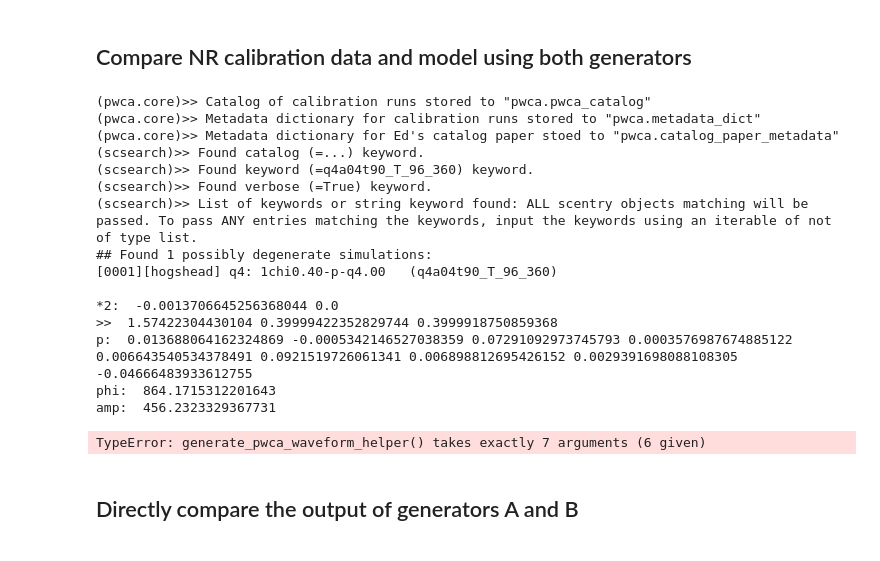
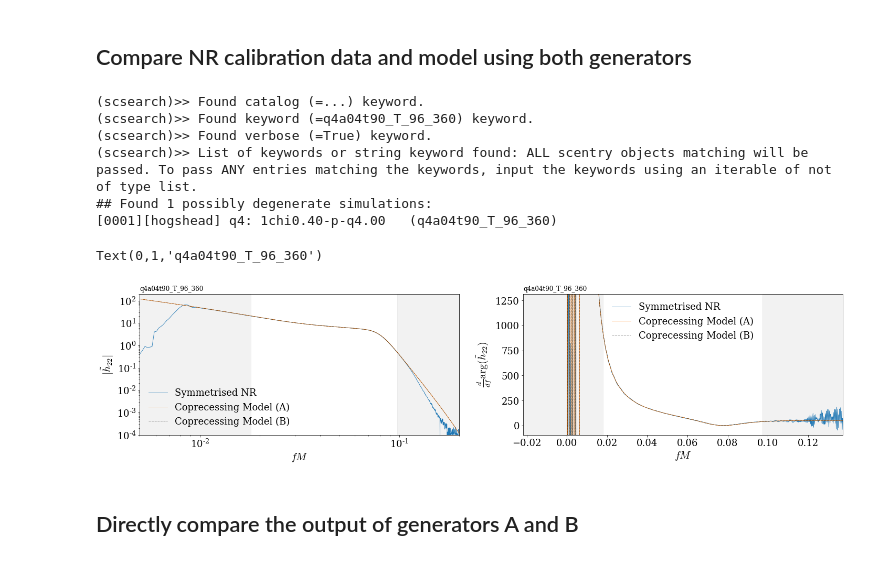
Before and after one commit to Cyberface/puck, a Jupyter notebook: ll/examples/2_compare_waveform_generators.ipynb, the cells around one changed output. Saved outputs shown, nothing was run; the diff lists cells and outputs as text; code cells hidden in the pictures.

```diff
--- a/ll/examples/2_compare_waveform_generators.ipynb
+++ b/ll/examples/2_compare_waveform_generators.ipynb
@@ -98,6 +98,14 @@ scsearch( catalog=pwca_catalog, verbose=True );
 
 # Select single simulation based on name
 a = scsearch( catalog=pwca_catalog, keyword='q4a04t90_T_96_360', verbose=True )[0];
+
+#
+a.eta = (a.m1*a.m2)/((a.m1+a.m2)**2)
+if linalg.norm(a.X1)<1e-3:
+        m1,m2 = a.m2,a.m1
+        X1,X2 = a.X2,a.X1
+        a.m1,a.m2 = m1,m2
+        a.X1,a.X2 = X1,X2
 
 # Define data location
 datadir = parent(pwca.__path__[0])+'data/version2/'
@@ -131,7 +139,7 @@ h22 = generate_pwca_waveform( f_, a.m1, a.m2, a.X1, a.X2, a.L )
 chi_p    = calc_chi_p(a.m1,a.X1,a.m2,a.X2,a.L)
 a1,theta = calc_effective_a1_theta( a.m1, a.m2, a.X1, a.X2, a.L )
 # Generate a coprecessing waveform as 1D array (NEW INPUT STRUCTURE)
-h22b = generate_pwca_waveform_helper( f_, theta, a.eta, a1, chi1, chi2, chi_p )
+h22b = generate_pwca_waveform_helper( f_, theta, a.eta, a1, chi_p )
 # ------------------------------------------------ #
 
 #
@@ -169,43 +177,35 @@ xlim(0.005,0.2)
 axvspan( min(xlim()), fmin, alpha=0.05, color='k')
 axvspan( fmax, max(xlim()), alpha=0.05, color='k')
 legend()
 
 ylabel(r'$|\tilde{h}_{22}|$')
 xlabel('$fM$')
 title(a.simname,loc='left',size=12)
 
 # Compare model phase derivative to NR
 # --
 subplot(1,2,2)
 plot( f_, adjusted_nr_dphi, label='Symmetrised NR' )
 plot( f_, adjusted_model_dphi, label='Coprecessing Model (A)' )
 plot( f_, adjusted_model_dphi_b, label='Coprecessing Model (B)', ls='--', color='k', alpha=0.5 )
 ylim(lim(adjusted_model_dphi[calibration_mask],dilate=0.1)+array([0,300]))
 xlim(lim([fmin,fmax],dilate=0.5))
 axvspan( min(xlim()), fmin, alpha=0.05, color='k')
 axvspan( fmax, max(xlim()), alpha=0.05, color='k')
 legend()
 
 ylabel(r'$\frac{d}{df}\arg(\tilde{h}_{22})$')
 xlabel('$fM$')
 title(a.simname,loc='left',size=12)
 # %% [output]
-(pwca.core)>> Catalog of calibration runs stored to "pwca.pwca_catalog"
-(pwca.core)>> Metadata dictionary for calibration runs stored to "pwca.metadata_dict"
-(pwca.core)>> Metadata dictionary for Ed's catalog paper stoed to "pwca.catalog_paper_metadata"
 (scsearch)>> Found catalog (=...) keyword.
 (scsearch)>> Found keyword (=q4a04t90_T_96_360) keyword.
 (scsearch)>> Found verbose (=True) keyword.
 (scsearch)>> List of keywords or string keyword found: ALL scentry objects matching will be passed. To pass ANY entries matching the keywords, input the keywords using an iterable of not of type list.
 ## Found 1 possibly degenerate simulations:
 [0001][hogshead] q4: 1chi0.40-p-q4.00   (q4a04t90_T_96_360)
-
-*2:  -0.0013706645256368044 0.0
->>  1.57422304430104 0.39999422352829744 0.3999918750859368
-p:  0.013688064162324869 -0.0005342146527038359 0.07291092973745793 0.0003576987674885122 0.006643540534378491 0.0921519726061341 0.006898812695426152 0.0029391698088108305 -0.04666483933612755
-phi:  864.1715312201643
-amp:  456.2323329367731
-TypeError: generate_pwca_waveform_helper() takes exactly 7 arguments (6 given)
+Text(0,1,'q4a04t90_T_96_360')
+[figure, added]
 # %% [markdown]
 ## Directly compare the output of generators A and B
 # %%
```
